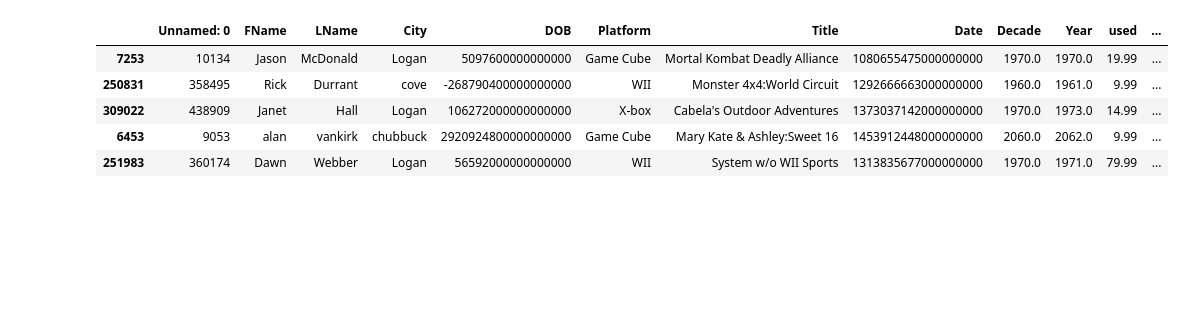
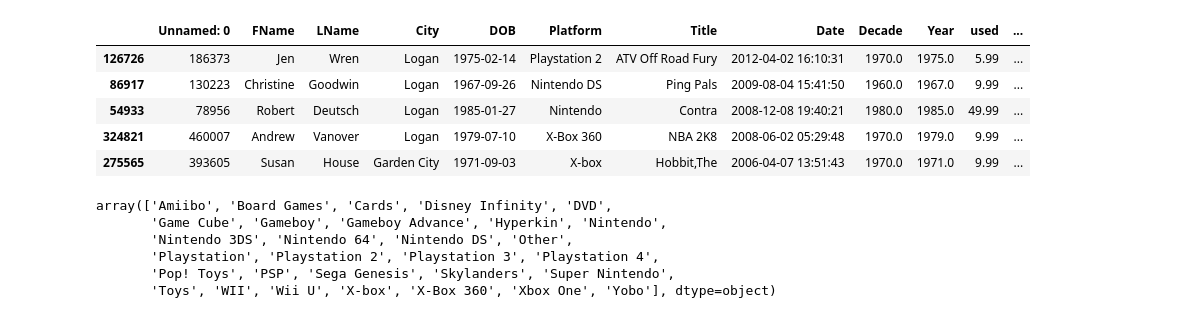
Before and after one commit to sreeder/Jupyter-Notebooks, a Jupyter notebook: notebooks/analytics/Clustering.ipynb, the cells around one changed output. Cells and saved outputs as stored; diff of their text form; code cells hidden in the pictures; blank space fills up the shorter version.

```diff
--- a/notebooks/analytics/Clustering.ipynb
+++ b/notebooks/analytics/Clustering.ipynb
@@ -147,14 +167,24 @@ test_clusters(x_norm)
 # %%
-import datetime
+start_date = datetime.datetime(1920,01,01)
+end_date = datetime.datetime.now()
 funun=pd.read_csv("test.csv", parse_dates = ["Date", "DOB"])
-funun['DOB'] = funun["DOB"].astype(np.int64)#.astype(datetime.datetime)
-funun["Date"] = funun["Date"].astype(np.int64)#.astype(datetime.datetime)
+mask = (funun['DOB'] > start_date) & (funun['DOB'] <= end_date)
+funun = funun.loc[mask]
 funun.sample(n=5)
 # %% [output]
 |  | Unnamed: 0 | FName | LName | City | DOB | Platform | Title | Date | Decade | Year | used | ... |
-| 7253 | 10134 | Jason | McDonald | Logan | 5097600000000000 | Game Cube | Mortal Kombat Deadly Alliance | 1080655475000000000 | 1970.0 | 1970.0 | 19.99 | ... |
-| 250831 | 358495 | Rick | Durrant | cove | -268790400000000000 | WII | Monster 4x4:World Circuit | 1292666663000000000 | 1960.0 | 1961.0 | 9.99 | ... |
-| 309022 | 438909 | Janet | Hall | Logan | 106272000000000000 | X-box | Cabela's Outdoor Adventures | 1373037142000000000 | 1970.0 | 1973.0 | 14.99 | ... |
-| 6453 | 9053 | alan | vankirk | chubbuck | 2920924800000000000 | Game Cube | Mary Kate & Ashley:Sweet 16 | 1453912448000000000 | 2060.0 | 2062.0 | 9.99 | ... |
-| 251983 | 360174 | Dawn | Webber | Logan | 56592000000000000 | WII | System w/o WII Sports | 1313835677000000000 | 1970.0 | 1971.0 | 79.99 | ... |
+| 126726 | 186373 | Jen | Wren | Logan | 1975-02-14 | Playstation 2 | ATV Off Road Fury | 2012-04-02 16:10:31 | 1970.0 | 1975.0 | 5.99 | ... |
+| 86917 | 130223 | Christine | Goodwin | Logan | 1967-09-26 | Nintendo DS | Ping Pals | 2009-08-04 15:41:50 | 1960.0 | 1967.0 | 9.99 | ... |
+| 54933 | 78956 | Robert | Deutsch | Logan | 1985-01-27 | Nintendo | Contra | 2008-12-08 19:40:21 | 1980.0 | 1985.0 | 49.99 | ... |
+| 324821 | 460007 | Andrew | Vanover | Logan | 1979-07-10 | X-Box 360 | NBA 2K8 | 2008-06-02 05:29:48 | 1970.0 | 1979.0 | 9.99 | ... |
+| 275565 | 393605 | Susan | House | Garden City | 1971-09-03 | X-box | Hobbit,The | 2006-04-07 13:51:43 | 1970.0 | 1971.0 | 9.99 | ... |
+# %%
+funun.Platform.unique()
+# %% [output]
+array(['Amiibo', 'Board Games', 'Cards', 'Disney Infinity', 'DVD',
+       'Game Cube', 'Gameboy', 'Gameboy Advance', 'Hyperkin', 'Nintendo',
+       'Nintendo 3DS', 'Nintendo 64', 'Nintendo DS', 'Other',
+       'Playstation', 'Playstation 2', 'Playstation 3', 'Playstation 4',
+       'Pop! Toys', 'PSP', 'Sega Genesis', 'Skylanders', 'Super Nintendo',
+       'Toys', 'WII', 'Wii U', 'X-box', 'X-Box 360', 'Xbox One', 'Yobo'], dtype=object)
 # %%
```
Also changed, not shown: parts of 17 cells of this notebook, 2 other files.
